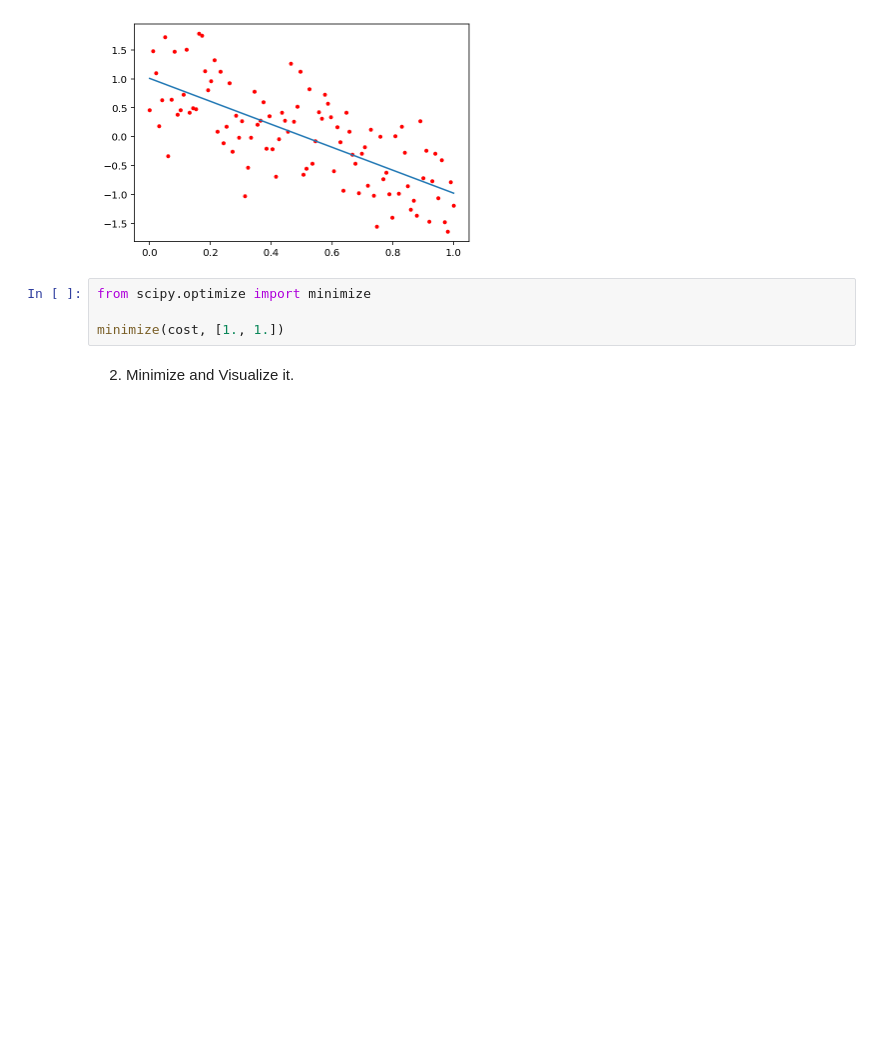
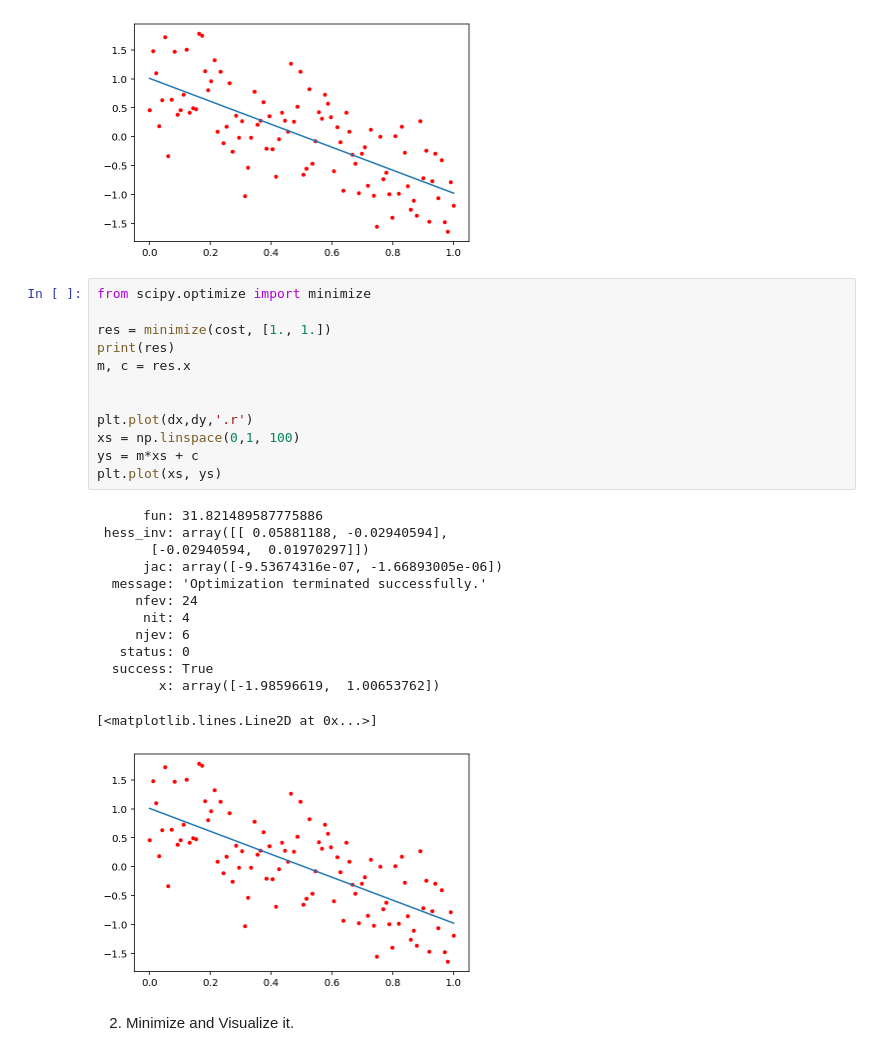
Before and after one commit to MUIC-Numerical-Methods-2018/Exercise-5, a Jupyter notebook: 05 Gradient Descent.ipynb, the cells around one changed output. Drawn from its saved outputs; the diff is of its cells as text; blank space fills up the shorter version.

```diff
--- a/05 Gradient Descent.ipynb
+++ b/05 Gradient Descent.ipynb
@@ -249,10 +249,32 @@ plt.plot(xs, ys)
 # %% [output]
 [<matplotlib.lines.Line2D at 0x...>]
 [figure]
-# %%
-from scipy.optimize import minimize
-
-minimize(cost, [1., 1.])
+# %%
+from scipy.optimize import minimize
+
+res = minimize(cost, [1., 1.])
+print(res)
+m, c = res.x
+
+
+plt.plot(dx,dy,'.r')
+xs = np.linspace(0,1, 100)
+ys = m*xs + c
+plt.plot(xs, ys)
+# %% [output]
+      fun: 31.821489587775886
+ hess_inv: array([[ 0.05881188, -0.02940594],
+       [-0.02940594,  0.01970297]])
+      jac: array([-9.53674316e-07, -1.66893005e-06])
+  message: 'Optimization terminated successfully.'
+     nfev: 24
+      nit: 4
+     njev: 6
+   status: 0
+  success: True
+        x: array([-1.98596619,  1.00653762])
+[<matplotlib.lines.Line2D at 0x...>]
+[figure, added]
 # %% [markdown]
 2) Minimize and Visualize it.
 # %% [markdown]
```
Also changed, not shown: parts of 3 cells of this notebook.
